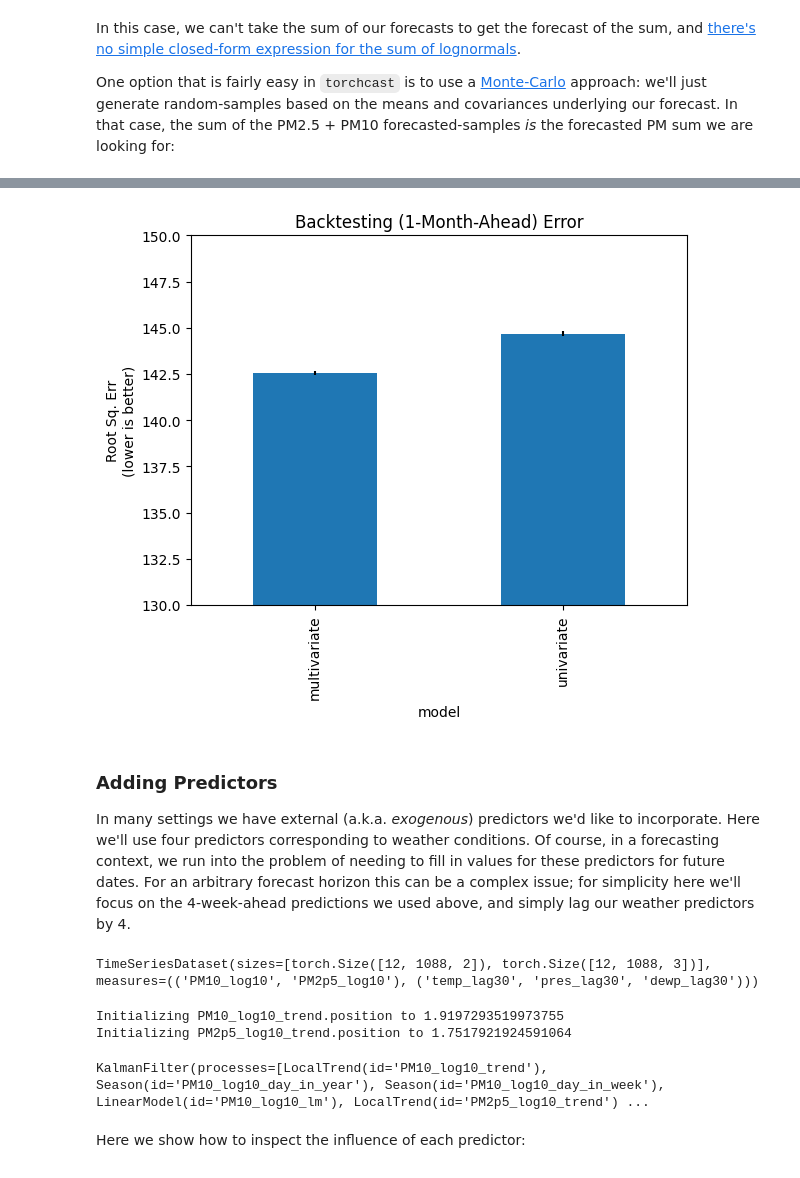
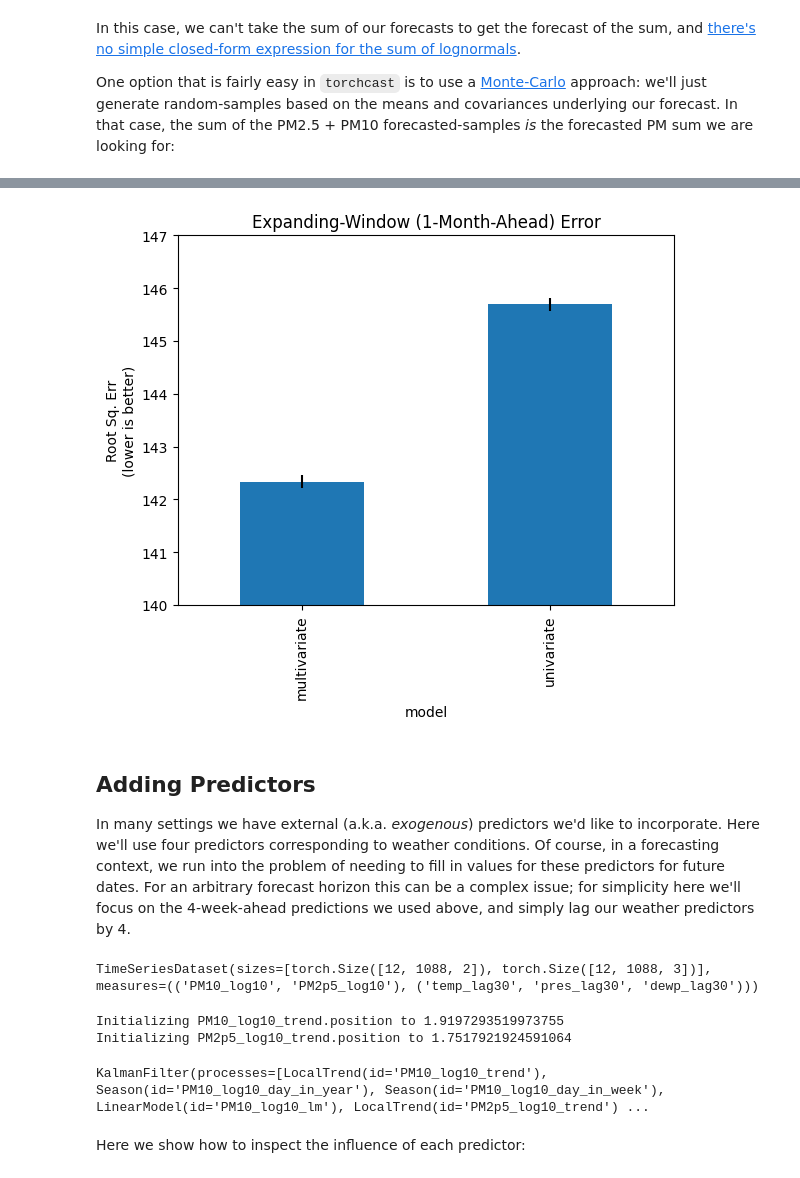
Before and after one commit to strongio/torchcast, a Jupyter notebook: docs/examples/air_quality.ipynb, the cells around one changed output, grey strips where cells are left out. Cells and saved outputs as stored; diff of their text form; code cells hidden in the pictures.

```diff
--- a/docs/examples/air_quality.ipynb
+++ b/docs/examples/air_quality.ipynb
@@ -232,18 +146,18 @@ Can we improve our model by splitting the pollutant we are forecasting into its
 # create a dataset:
 df_aq['PM10_log10'] = np.log10(df_aq['PM10'])
 df_aq['PM2p5_log10'] = np.log10(df_aq['PM2p5'])
-dataset_pm_multivariate = TimeSeriesDataset.from_dataframe(
+dataset_pm_mv = TimeSeriesDataset.from_dataframe(
     dataframe=df_aq,
     dt_unit='D',
     measure_colnames=['PM10_log10','PM2p5_log10'],
     group_colname='station',
     time_colname='date'
 )
-dataset_pm_multivariate_train, _ = dataset_pm_multivariate.train_val_split(dt=SPLIT_DT)
+dataset_pm_mv_train, _ = dataset_pm_mv.train_val_split(dt=SPLIT_DT)
 
 # create a model:
 _processes = []
-for m in dataset_pm_multivariate.measures[0]:
+for m in dataset_pm_mv.measures[0]:
     _processes.extend([
         LocalTrend(id=f'{m}_trend', measure=m),
         Season(
@@ -264,12 +178,15 @@ for m in dataset_pm_multivariate.measures[0]:
             fixed=True
         )
     ])
-kf_pm_multivariate = KalmanFilter(measures=dataset_pm_multivariate.measures[0], processes=_processes)
+kf_pm_mv = KalmanFilter(
+    measures=dataset_pm_mv.measures[0],
+    processes=_processes
+)
 
 # fit:
-kf_pm_multivariate.fit(
-    dataset_pm_multivariate_train.tensors[0],
-    start_offsets=dataset_pm_multivariate_train.start_datetimes,
+kf_pm_mv.fit(
+    dataset_pm_mv_train.tensors[0],
+    start_offsets=dataset_pm_mv_train.start_datetimes,
     n_step=5, every_step=False,
 )
 # %% [output]
@@ -307,7 +237,7 @@ In this case, we can't take the sum of our forecasts to get the forecast of the
 One option that is fairly easy in `torchcast` is to use a [Monte-Carlo](https://en.wikipedia.org/wiki/Monte_Carlo_method) approach: we'll just generate random-samples based on the means and covariances underlying our forecast. In that case, the sum of the PM2.5 + PM10 forecasted-samples *is* the forecasted PM sum we are looking for:
 # %%
 @torch.no_grad()
-def mc_preds_to_dataframe(preds: Predictions,
+def sum_mc_preds_as_df(preds: Predictions,
                           dataset: TimeSeriesDataset,
                           inverse_transform_fun: callable,
                           num_draws: int = 1000,
@@ -418,47 +351,47 @@ with torch.no_grad():
         start_offsets=dataset_pm.start_datetimes,
         n_step=30
     )
-    one_mo_mv = kf_pm_multivariate(
-        dataset_pm_multivariate.tensors[0],
-        start_offsets=dataset_pm_multivariate.start_datetimes,
+    one_mo_mv = kf_pm_mv(
+        dataset_pm_mv.tensors[0],
+        start_offsets=dataset_pm_mv.start_datetimes,
         n_step=30
     )
 
 df_backtest_err1mo = pd.concat([
 
     one_mo_uv
     .to_dataframe(dataset_pm, time_colname='date', group_colname='station', conf=None)
     .pipe(inverse_transform)
     .loc[lambda df: df['date'] > SPLIT_DT, :]
     .pipe(get_station_error)
     .assign(model='univariate')
     ,
 
-    mc_preds_to_dataframe(one_mo_mv,
-                          dataset_pm_multivariate,
+    sum_mc_preds_as_df(one_mo_mv,
+                          dataset_pm_mv,
                           inverse_transform_fun=lambda x: 10 ** x,
                           group_colname='station',
                           time_colname='date')
     .loc[lambda df: df['date'] > SPLIT_DT,:]
     .merge(df_aq[['station', 'date', 'PM']])
     .pipe(get_station_error, pred_colname='predicted', actual_colname='PM')
     .assign(model='multivariate')
 ])
 
 df_backtest1mo_err_agg = agg_within_group_err(df_backtest_err1mo)
 
 df_backtest1mo_err_agg['rmse'].plot(
     kind='bar',
     yerr=df_backtest1mo_err_agg['sem'],
     ylabel="Root Sq. Err\n(lower is better)",
-    title="Backtesting (1-Month-Ahead) Error",
-    ylim=(130,150)
+    title="Expanding-Window (1-Month-Ahead) Error",
+    ylim=(140,147)
 )
 plt.show()
 # %% [output]
-[figure, old version]
+[figure, new version]
 # %% [markdown]
-### Adding Predictors
+## Adding Predictors
 
 In many settings we have external (a.k.a. _exogenous_) predictors we'd like to incorporate. Here we'll use four predictors corresponding to weather conditions. Of course, in a forecasting context, we run into the problem of needing to fill in values for these predictors for future dates. For an arbitrary forecast horizon this can be a complex issue; for simplicity here we'll focus on the 4-week-ahead predictions we used above, and simply lag our weather predictors by 4.
 # %%
@@ -488,7 +421,6 @@ dataset_pm_lm_train
 # %% [output]
 TimeSeriesDataset(sizes=[torch.Size([12, 1088, 2]), torch.Size([12, 1088, 3])], measures=(('PM10_log10', 'PM2p5_log10'), ('temp_lag30', 'pres_lag30', 'dewp_lag30')))
 # %%
-# create a model:
 _processes = []
 for m in dataset_pm_lm.measures[0]:
     _processes.extend([
@@ -512,22 +444,13 @@ for m in dataset_pm_lm.measures[0]:
             fixed=True
         ),
 
+
         LinearModel(
-            id=f'{m}_lm', predictors=predictors, measure=m
+            id=f'{m}_lm',
+            predictors=predictors,
+            measure=m
         )
     ])
-kf_pm_lm = KalmanFilter(measures=dataset_pm_lm.measures[0], processes=_processes)
-
-# fit:
-y, X = dataset_pm_lm_train.tensors
-kf_pm_lm.fit(
-    y,
-    X=X, # if you want to supply different predictors to different processes, you can use `{process_name}__X`
-    start_offsets=dataset_pm_lm_train.start_datetimes,
-    n_step=5,
-    every_step=False
+kf_pm_lm = KalmanFilter(
+    measures=dataset_pm_lm.measures[0], processes=_processes
 )
-# %% [output]
-Initializing PM10_log10_trend.position to 1.9197293519973755
-Initializing PM2p5_log10_trend.position to 1.7517921924591064
-KalmanFilter(processes=[LocalTrend(id='PM10_log10_trend'), Season(id='PM10_log10_day_in_year'), Season(id='PM10_log10_day_in_week'), LinearModel(id='PM10_log10_lm'), LocalTrend(id='PM2p5_log10_trend') ...
@@ -536,3 +457,17 @@ KalmanFilter(processes=[LocalTrend(id='PM10_log10_trend'), Season(id='PM10_log10
+# %%
+# fit:
+y, X = dataset_pm_lm_train.tensors
+kf_pm_lm.fit(
+    y,
+    X=X, # if you want to supply different predictors to different processes, you can use `{process_name}__X`
+    start_offsets=dataset_pm_lm_train.start_datetimes,
+    n_step=5,
+    every_step=False
+)
+# %% [output]
+Initializing PM10_log10_trend.position to 1.9197293519973755
+Initializing PM2p5_log10_trend.position to 1.7517921924591064
+KalmanFilter(processes=[LocalTrend(id='PM10_log10_trend'), Season(id='PM10_log10_day_in_year'), Season(id='PM10_log10_day_in_week'), LinearModel(id='PM10_log10_lm'), LocalTrend(id='PM2p5_log10_trend') ...
 # %% [markdown]
 Here we show how to inspect the influence of each predictor:
 # %%
```
Also changed, not shown: parts of 36 cells of this notebook, 2 other files.
